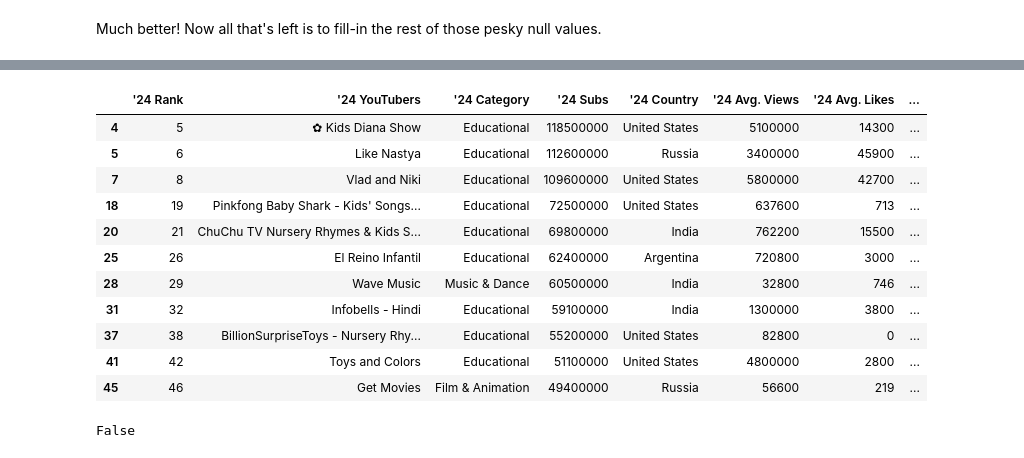
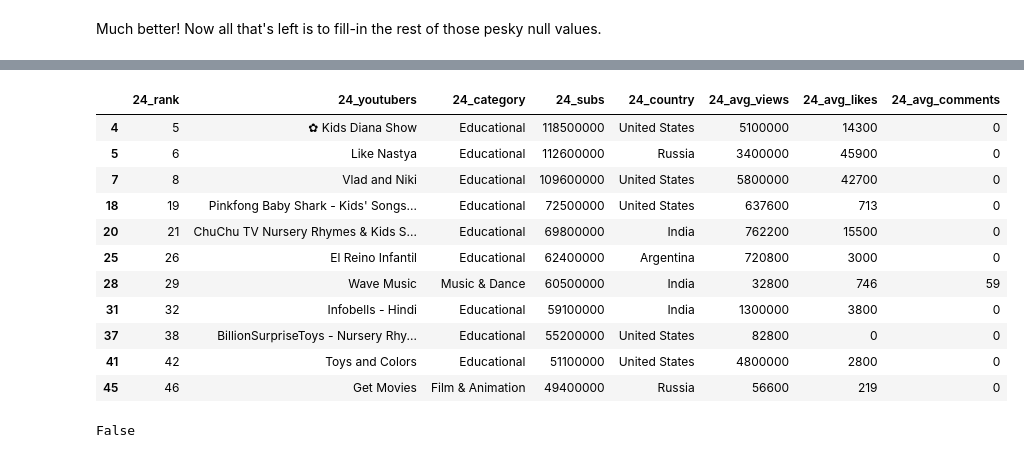
Before and after one commit to metguy/trending_youtubers, a Jupyter notebook: 2024_YouTuber_Analysis.ipynb, the cells around one changed output, grey strips where cells are left out. Cells and saved outputs as stored; diff of their text form; code cells hidden in the pictures.

```diff
--- a/2024_YouTuber_Analysis.ipynb
+++ b/2024_YouTuber_Analysis.ipynb
@@ -151,7 +151,7 @@ def converter(x):
         return x
 
 #then create a list of columns to convert
-convr_cols = ["'24 Subs", "'24 Avg. Views", "'24 Avg. Likes", "'24 Avg. Comments"]
+convr_cols = ["24_subs", "24_avg_views", "24_avg_likes", "24_avg_comments"]
 
 #then create a for loop adding the list and applying the defined converter
 for column in convr_cols:
@@ -171,10 +171,10 @@ df_newstats.head()
 Looks like we'll also need to sort our top 50 YouTubers after adding the missing YouTubers to the list.
 # %%
 #let's just go ahead and make sure all of our number columns are converted to integers before trying to sort any
-df_newstats[["'24 Subs", "'24 Avg. Views", "'24 Avg. Likes", "'24 Avg. Comments"]] = df_newstats[["'24 Subs", "'24 Avg. Views", "'24 Avg. Likes", "'24 Avg. Comments"]].apply(pd.to_numeric)
+df_newstats[["24_subs", "24_avg_views", "24_avg_likes", "24_avg_comments"]] = df_newstats[["24_subs", "24_avg_views", "24_avg_likes", "24_avg_comments"]].apply(pd.to_numeric)
 
 #sort the 2024 YouTubers based on our new additions!
-df_newstats = df_newstats.sort_values("'24 Subs", ascending=False)
+df_newstats = df_newstats.sort_values("24_subs", ascending=False)
 
 #brief overview of the top 20 YouTubers to be sure our sorting worked
 df_newstats.head(20)
@@ -205,8 +205,8 @@ I wanted to save the ranking for last (like we did in the 2023 dataset) but beca
 df_newstats = df_newstats.reset_index(drop=True)
 
 #create the new 2024 ranking and convert to int64 data type
-df_newstats["'24 Rank"] = df_newstats["'24 Subs"].rank(method='first', ascending=False)
-df_newstats["'24 Rank"] = df_newstats["'24 Rank"].astype("int64")
+df_newstats["24_rank"] = df_newstats["24_subs"].rank(method='first', ascending=False)
+df_newstats["24_rank"] = df_newstats["24_rank"].astype("int64")
 
 #make sure the data type was changed and check the other data types, as well
 print(df_newstats.dtypes)
@@ -346,32 +346,32 @@ nulls_exposed.head(None)
 # %%
 #compared the 2023 dataset and filled individual null values using index and column name
-df_newstats.at[4, "'24 Country"] = "United States"
-df_newstats.at[5, "'24 Country"] = "Russia"
-df_newstats.at[7, "'24 Country"] = "United States"
-df_newstats.at[18, "'24 Country"] = "United States"
-df_newstats.at[20, "'24 Country"] = "India"
-df_newstats.at[25, "'24 Country"] = "Argentina"
-df_newstats.at[28, "'24 Country"] = "India"
-df_newstats.at[31, "'24 Country"] = "India"
-df_newstats.at[37, "'24 Country"] = "United States"
-df_newstats.at[41, "'24 Country"] = "United States"
-df_newstats.at[45, "'24 Country"] = "Russia"
+df_newstats.at[4, "24_country"] = "United States"
+df_newstats.at[5, "24_country"] = "Russia"
+df_newstats.at[7, "24_country"] = "United States"
+df_newstats.at[18, "24_country"] = "United States"
+df_newstats.at[20, "24_country"] = "India"
+df_newstats.at[25, "24_country"] = "Argentina"
+df_newstats.at[28, "24_country"] = "India"
+df_newstats.at[31, "24_country"] = "India"
+df_newstats.at[37, "24_country"] = "United States"
+df_newstats.at[41, "24_country"] = "United States"
+df_newstats.at[45, "24_country"] = "Russia"
 
 #display indexes to see corrections using .iloc method
 df_newstats.iloc[[4, 5, 7, 18, 20, 25, 28, 31, 37, 41, 45]]
 # %% [output]
-|  | '24 Rank | '24 YouTubers | '24 Category | '24 Subs | '24 Country | '24 Avg. Views | '24 Avg. Likes | ... |
-| 4 | 5 | ✿ Kids Diana Show | Educational | 118500000 | United States | 5100000 | 14300 | ... |
-| 5 | 6 | Like Nastya | Educational | 112600000 | Russia | 3400000 | 45900 | ... |
-| 7 | 8 | Vlad and Niki | Educational | 109600000 | United States | 5800000 | 42700 | ... |
-| 18 | 19 | Pinkfong Baby Shark - Kids' Songs... | Educational | 72500000 | United States | 637600 | 713 | ... |
-| 20 | 21 | ChuChu TV Nursery Rhymes & Kids S... | Educational | 69800000 | India | 762200 | 15500 | ... |
-| 25 | 26 | El Reino Infantil | Educational | 62400000 | Argentina | 720800 | 3000 | ... |
-| 28 | 29 | Wave Music | Music & Dance | 60500000 | India | 32800 | 746 | ... |
-| 31 | 32 | Infobells - Hindi | Educational | 59100000 | India | 1300000 | 3800 | ... |
-| 37 | 38 | BillionSurpriseToys - Nursery Rhy... | Educational | 55200000 | United States | 82800 | 0 | ... |
-| 41 | 42 | Toys and Colors | Educational | 51100000 | United States | 4800000 | 2800 | ... |
-| 45 | 46 | Get Movies | Film & Animation | 49400000 | Russia | 56600 | 219 | ... |
+|  | 24_rank | 24_youtubers | 24_category | 24_subs | 24_country | 24_avg_views | 24_avg_likes | 24_avg_comments |
+| 4 | 5 | ✿ Kids Diana Show | Educational | 118500000 | United States | 5100000 | 14300 | 0 |
+| 5 | 6 | Like Nastya | Educational | 112600000 | Russia | 3400000 | 45900 | 0 |
+| 7 | 8 | Vlad and Niki | Educational | 109600000 | United States | 5800000 | 42700 | 0 |
+| 18 | 19 | Pinkfong Baby Shark - Kids' Songs... | Educational | 72500000 | United States | 637600 | 713 | 0 |
+| 20 | 21 | ChuChu TV Nursery Rhymes & Kids S... | Educational | 69800000 | India | 762200 | 15500 | 0 |
+| 25 | 26 | El Reino Infantil | Educational | 62400000 | Argentina | 720800 | 3000 | 0 |
+| 28 | 29 | Wave Music | Music & Dance | 60500000 | India | 32800 | 746 | 59 |
+| 31 | 32 | Infobells - Hindi | Educational | 59100000 | India | 1300000 | 3800 | 0 |
+| 37 | 38 | BillionSurpriseToys - Nursery Rhy... | Educational | 55200000 | United States | 82800 | 0 | 0 |
+| 41 | 42 | Toys and Colors | Educational | 51100000 | United States | 4800000 | 2800 | 0 |
+| 45 | 46 | Get Movies | Film & Animation | 49400000 | Russia | 56600 | 219 | 0 |
 # %%
 #let's see if any null values still exists. False = no and True = yes.
 df_newstats.isnull().values.any()
```
Also changed, not shown: parts of 12 cells of this notebook, 4 other files.
